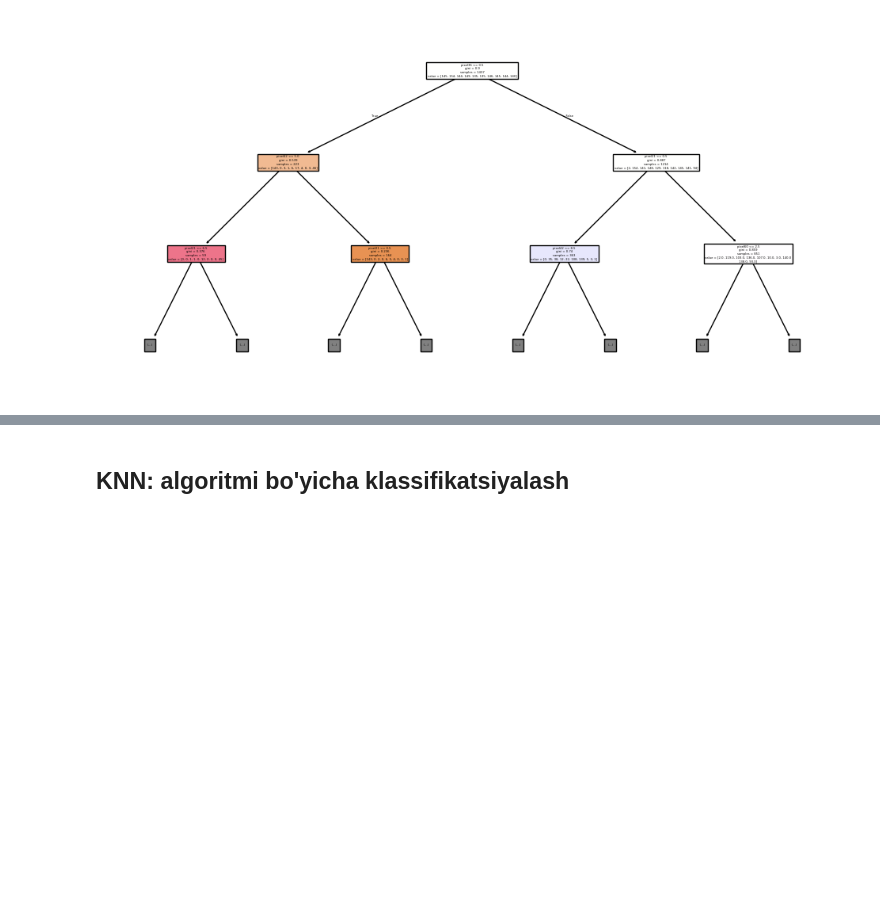
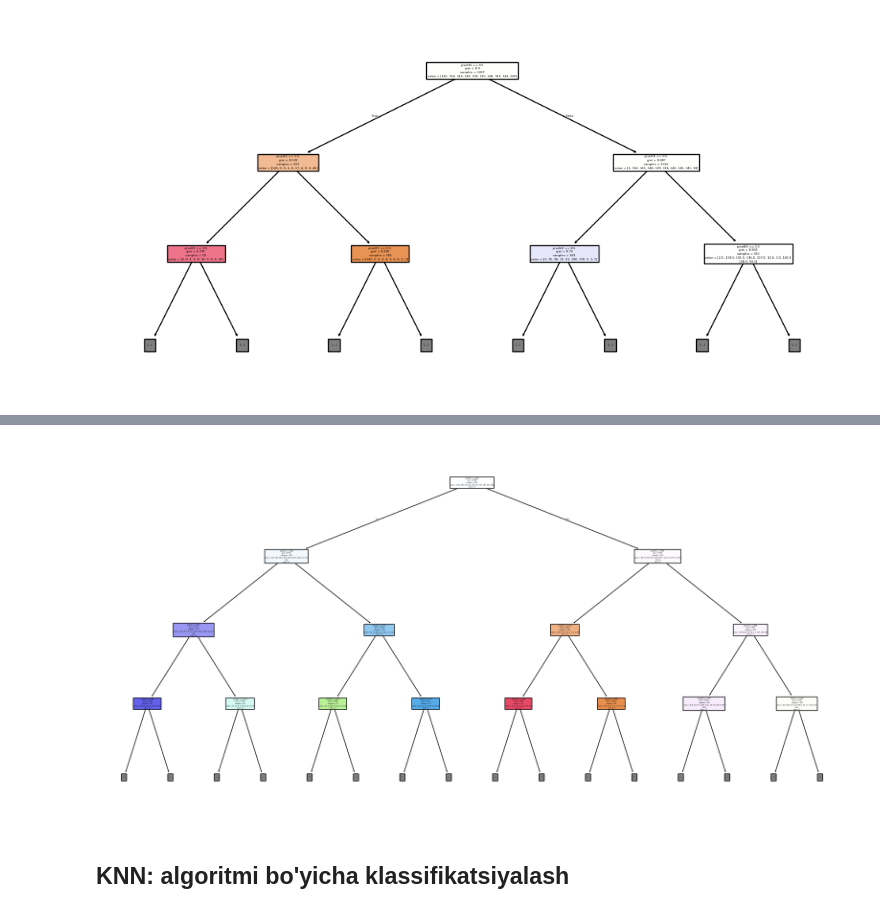
Before and after one commit to fartech00/Prompt-refining, a Jupyter notebook: TAFU_KNN.ipynb, the cells around one changed output, grey strips where cells are left out. Cells and saved outputs as stored; diff of their text form; code cells hidden in the pictures; blank space fills up the shorter version.

```diff
--- a/TAFU_KNN.ipynb
+++ b/TAFU_KNN.ipynb
@@ -211,3 +255,19 @@ plt.show()
+# %%
+from sklearn.tree import plot_tree
+import matplotlib.pyplot as plt
+
+plt.figure(figsize=(20, 10))
+plot_tree(
+    rf.estimators_[0],
+    filled=True,
+    max_depth=3,
+    feature_names=[f"pixel{i}" for i in range(64)],
+    class_names=[str(i) for i in range(10)],
+    rounded=True
+)
+plt.show()
+# %% [output]
+[figure, added]
 # %% [markdown]
 ## **KNN:** algoritmi bo'yicha klassifikatsiyalash
 # %%
```
Also changed, not shown: parts of 11 cells of this notebook.
